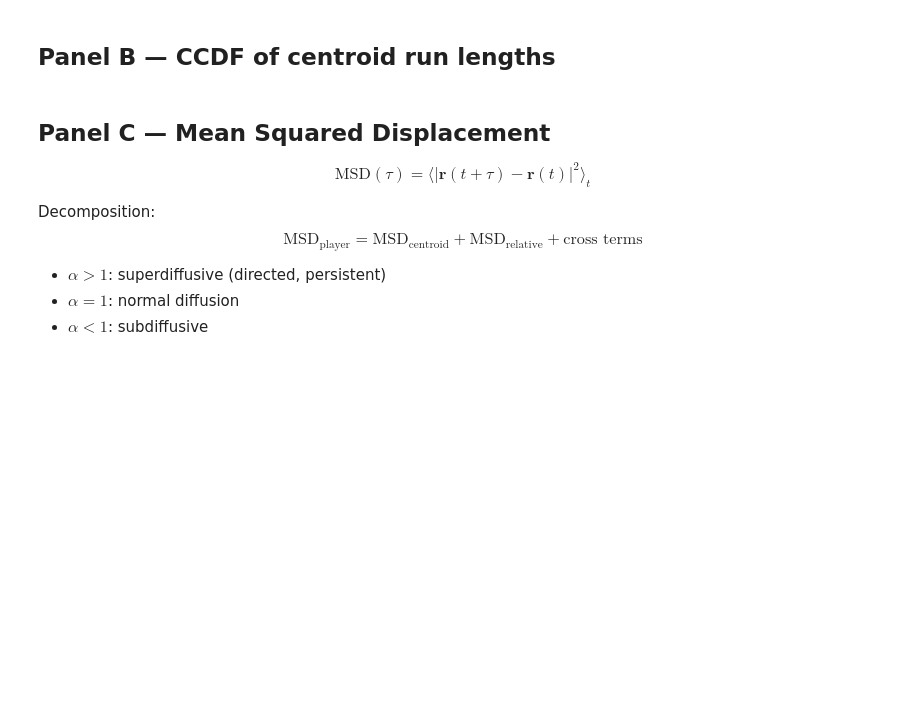
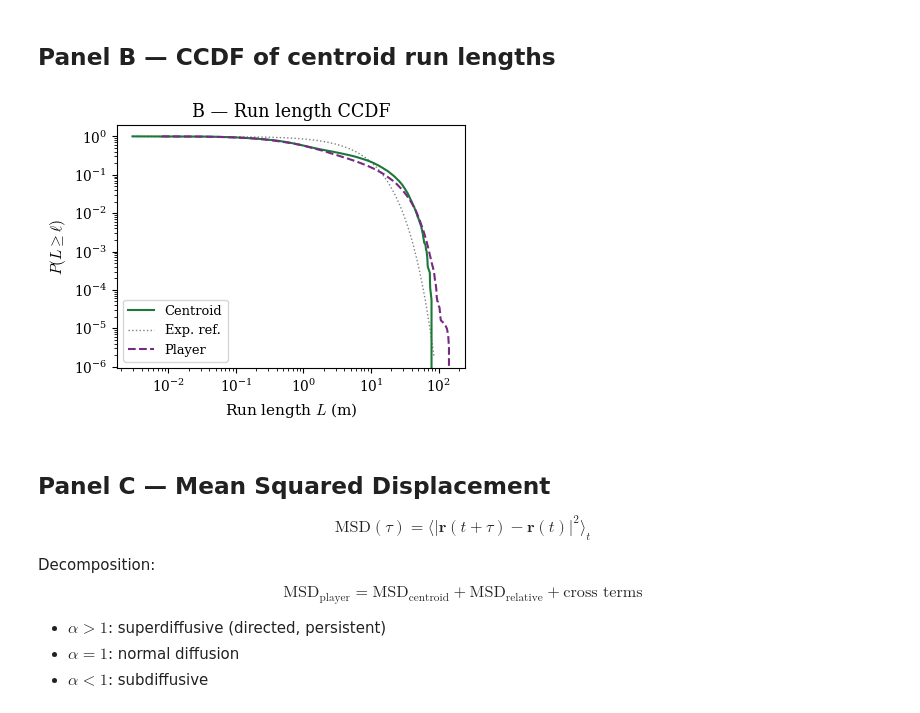
Before and after one commit to DGradeci/Athlelorien, a Jupyter notebook: analysis/levy_paper/notebooks/02_transport_phenotype.ipynb, the cells around one changed output. Cells and saved outputs as stored; diff of their text form; code cells hidden in the pictures; blank space fills up the shorter version.

```diff
--- a/analysis/levy_paper/notebooks/02_transport_phenotype.ipynb
+++ b/analysis/levy_paper/notebooks/02_transport_phenotype.ipynb
@@ -73,17 +90,17 @@ plt.show()
 # %%
 fig_b, ax_b = plt.subplots(figsize=(4.5, 3.5))
 
-plot_ccdf(ax_b, centroid_runs["length_m"],
-          label="Centroid", color="#1b7837", reference_exp=True)
-plot_ccdf(ax_b, player_runs["length_m"],
-          label="Player",   color="#762a83", ls="--")
+plot_ccdf(ax_b, centroid_runs["run_length_m"], label="Centroid", color="#1b7837", reference_exp=True)
+plot_ccdf(ax_b, player_runs["run_length_m"],   label="Player",   color="#762a83", ls="--")
 
 ax_b.set_xlabel("Run length $L$ (m)")
 ax_b.set_ylabel(r"$P(L \geq \ell)$")
 ax_b.set_title("B — Run length CCDF")
 ax_b.legend()
 plt.tight_layout()
 plt.show()
+# %% [output]
+[figure, added]
 # %% [markdown]
 ## Panel C — Mean Squared Displacement
 
```
Also changed, not shown: parts of 6 cells of this notebook, 3 other files.
